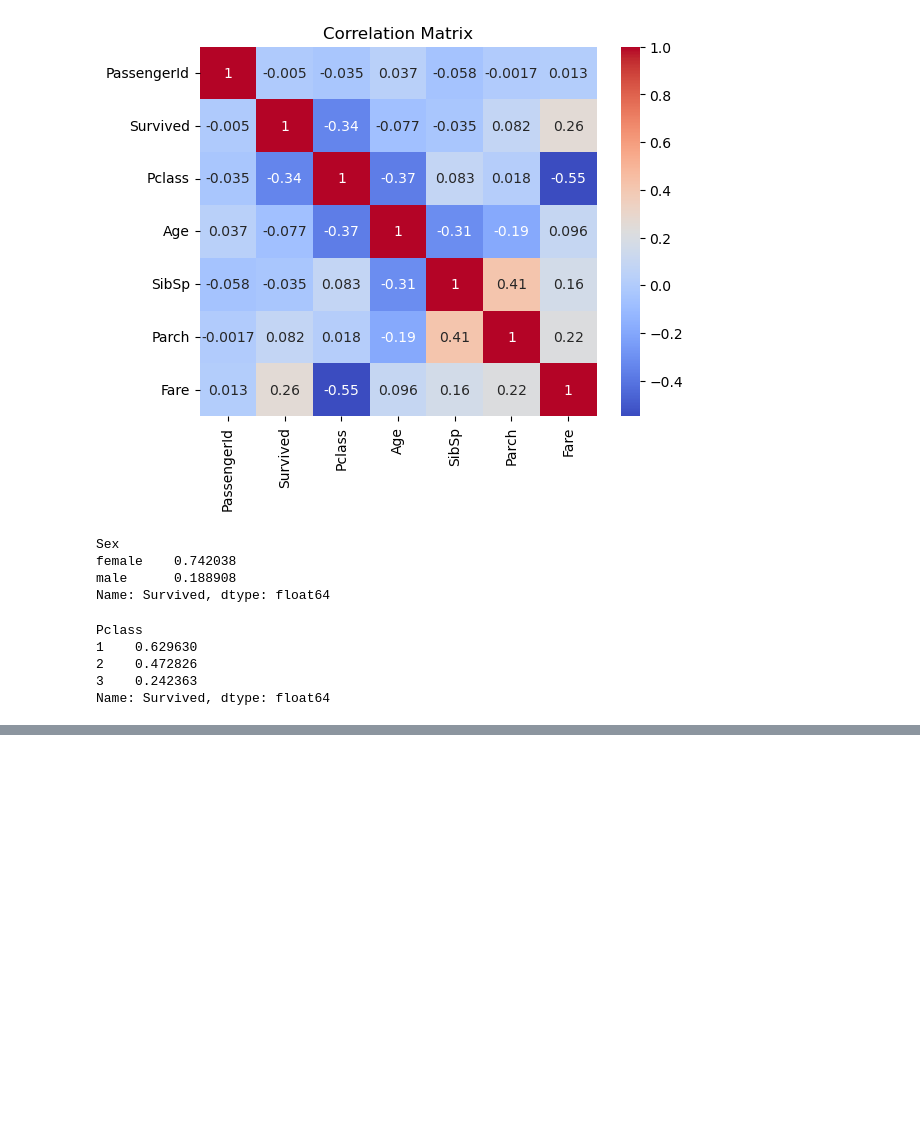
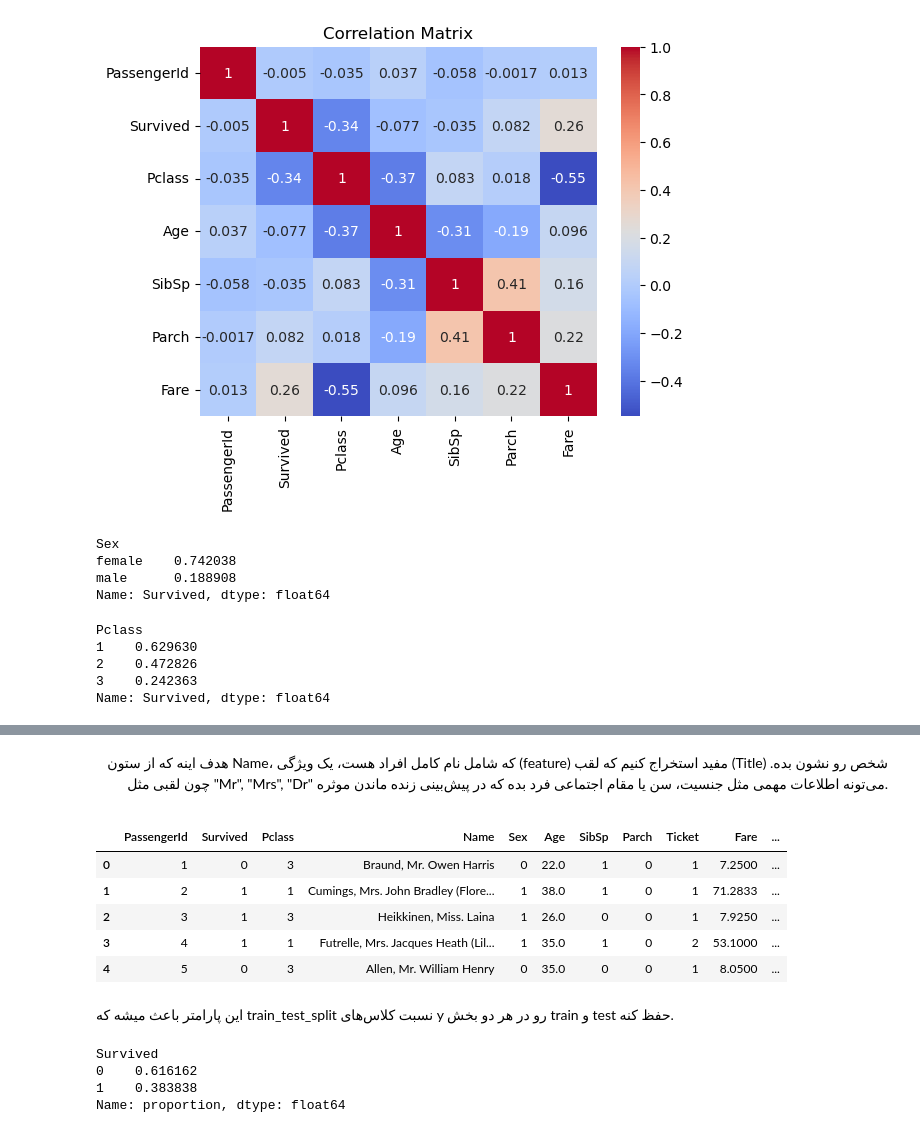
Before and after one commit to Sherinpour/ML-Projects, a Jupyter notebook: 01_titanic/titanic_eda.ipynb, the cells around one changed output, grey strips where cells are left out. Drawn from its saved outputs; the diff is of its cells as text; code cells hidden in the pictures; blank space fills up the shorter version.

```diff
--- a/01_titanic/titanic_eda.ipynb
+++ b/01_titanic/titanic_eda.ipynb
@@ -149,0 +317,23 @@ dtype: float64
+# %% [markdown]
+<div dir="rtl" style="text-align: right;">
+
+هدف اینه که از ستون Name، که شامل نام کامل افراد هست، یک ویژگی (feature) مفید استخراج کنیم که لقب (Title) شخص رو نشون بده. چون لقبی مثل "Mr", "Mrs", "Dr" می‌تونه اطلاعات مهمی مثل جنسیت، سن یا مقام اجتماعی فرد بده که در پیش‌بینی زنده ماندن موثره.
+
+
+
+</div>
+# %%
+df['Title'] = df['Name'].str.extract(' ([A-Za-z]+)\.', expand=False)
+
+# Map rare titles to a common group if needed
+df['Title'] = df['Title'].replace(['Lady', 'Countess', 'Sir', 'Jonkheer', 'Don', 'Dona'], 'Rare')
+df['Title'] = df['Title'].map({'Mr': 0, 'Miss': 1, 'Mrs': 2, 'Master': 3, 'Dr': 4, 'Rev': 5, 'Rare': 6})
+# %%
+df.head()
+# %% [output]
+|  | PassengerId | Survived | Pclass | Name | Sex | Age | SibSp | Parch | Ticket | Fare | ... |
+| 0 | 1 | 0 | 3 | Braund, Mr. Owen Harris | 0 | 22.0 | 1 | 0 | 1 | 7.2500 | ... |
+| 1 | 2 | 1 | 1 | Cumings, Mrs. John Bradley (Flore... | 1 | 38.0 | 1 | 0 | 1 | 71.2833 | ... |
+| 2 | 3 | 1 | 3 | Heikkinen, Miss. Laina | 1 | 26.0 | 0 | 0 | 1 | 7.9250 | ... |
+| 3 | 4 | 1 | 1 | Futrelle, Mrs. Jacques Heath (Lil... | 1 | 35.0 | 1 | 0 | 2 | 53.1000 | ... |
+| 4 | 5 | 0 | 3 | Allen, Mr. William Henry | 0 | 35.0 | 0 | 0 | 1 | 8.0500 | ... |
@@ -149,0 +342,2 @@ dtype: float64
+# %% [markdown]
+این پارامتر باعث میشه که train_test_split نسبت کلاس‌های y رو در هر دو بخش train و test حفظ کنه.
@@ -149,0 +351,7 @@ dtype: float64
+# %%
+y.value_counts(normalize=True)
+# %% [output]
+Survived
+0    0.616162
+1    0.383838
+Name: proportion, dtype: float64
```
Also changed, not shown: parts of 20 cells of this notebook.
